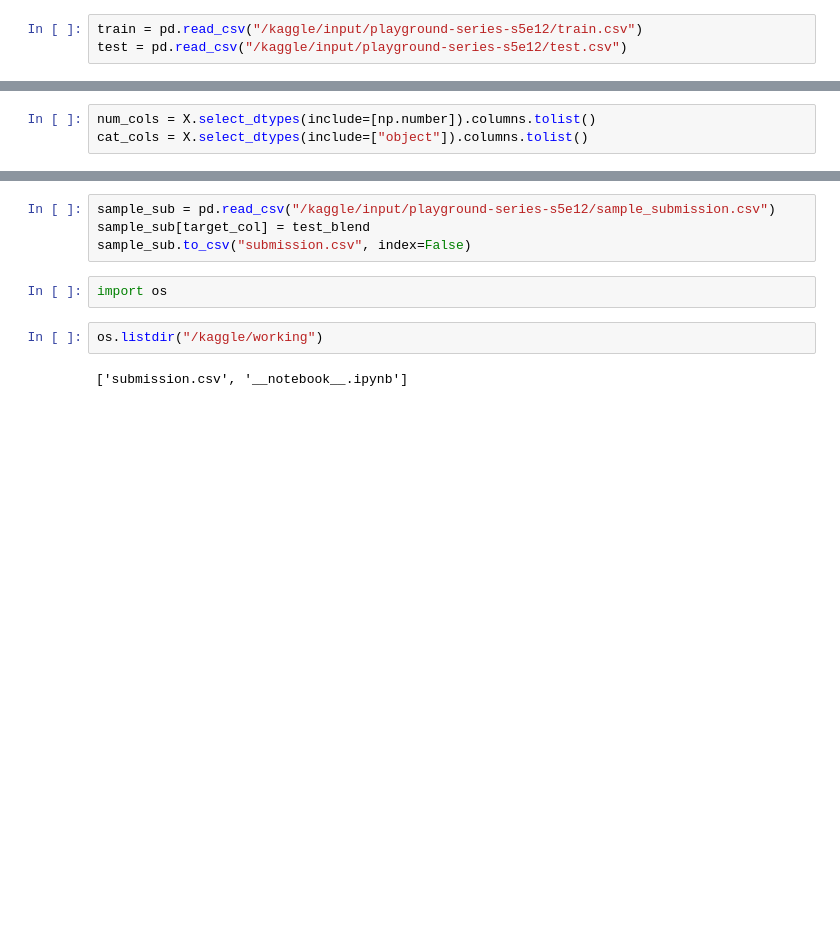
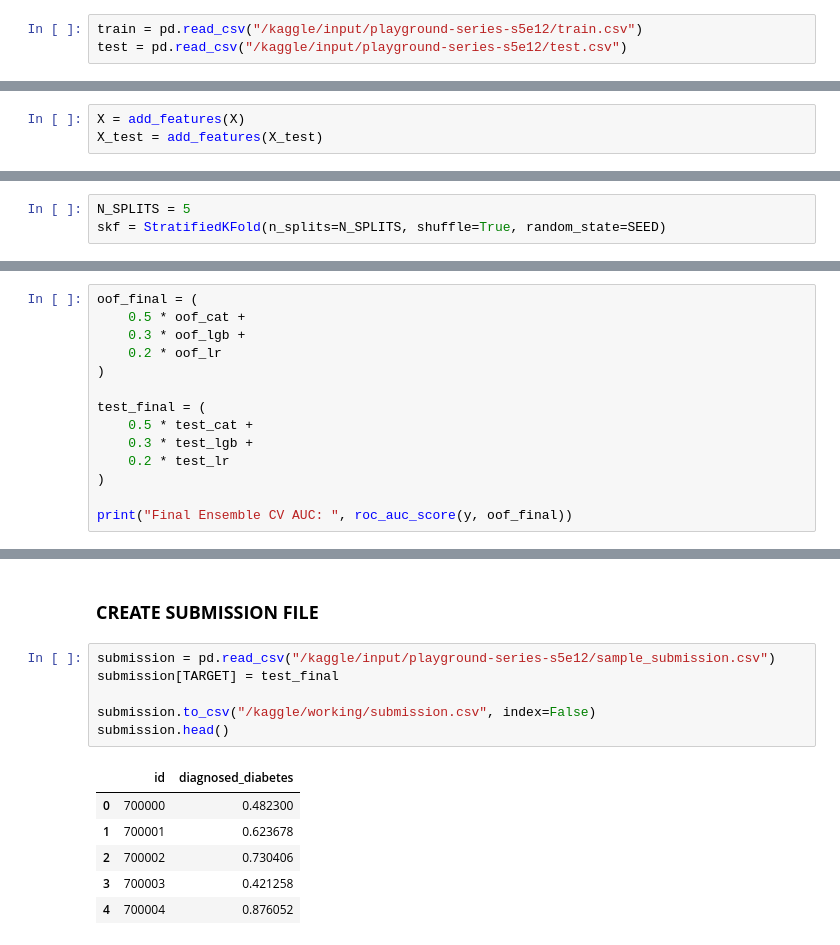
Before and after one commit to ishwor2048/kaggle-diabetic-prediction-model, a Jupyter notebook: diabetes-prediction-lr-lgb.ipynb, the cells around one changed output, grey strips where cells are left out. Drawn from its saved outputs; the diff is of its cells as text; blank space fills up the shorter version.

```diff
--- a/diabetes-prediction-lr-lgb.ipynb
+++ b/diabetes-prediction-lr-lgb.ipynb
@@ -224 +106,4 @@ dtype: int64
+# %%
+X = add_features(X)
+X_test = add_features(X_test)
 # %% [markdown]
@@ -228,3 +110,0 @@ Sometimes in the numerical columns, values may be categorical values, just repre
-# %%
-num_cols = X.select_dtypes(include=[np.number]).columns.tolist()
-cat_cols = X.select_dtypes(include=["object"]).columns.tolist()
@@ -444,0 +117,3 @@ Blended CV AUC: 0.72816
+# %%
+N_SPLITS = 5
+skf = StratifiedKFold(n_splits=N_SPLITS, shuffle=True, random_state=SEED)
@@ -444,0 +243,14 @@ Blended CV AUC: 0.72816
+# %%
+oof_final = (
+    0.5 * oof_cat +
+    0.3 * oof_lgb +
+    0.2 * oof_lr
+)
+
+test_final = (
+    0.5 * test_cat +
+    0.3 * test_lgb +
+    0.2 * test_lr
+)
+
+print("Final Ensemble CV AUC: ", roc_auc_score(y, oof_final))
@@ -445,10 +276,15 @@ Blended CV AUC: 0.72816
+# %% [markdown]
+<h3><b>CREATE SUBMISSION FILE
 # %%
-sample_sub = pd.read_csv("/kaggle/input/playground-series-s5e12/sample_submission.csv")
-sample_sub[target_col] = test_blend
-sample_sub.to_csv("submission.csv", index=False)
+submission = pd.read_csv("/kaggle/input/playground-series-s5e12/sample_submission.csv")
+submission[TARGET] = test_final
+
+submission.to_csv("/kaggle/working/submission.csv", index=False)
+submission.head()
+# %% [output]
+|  | id | diagnosed_diabetes |
+| 0 | 700000 | 0.482300 |
+| 1 | 700001 | 0.623678 |
+| 2 | 700002 | 0.730406 |
+| 3 | 700003 | 0.421258 |
+| 4 | 700004 | 0.876052 |
-# %%
-import os
-# %%
-os.listdir("/kaggle/working")
-# %% [output]
-['submission.csv', '__notebook__.ipynb']
```
Also changed, not shown: parts of 68 cells of this notebook.
